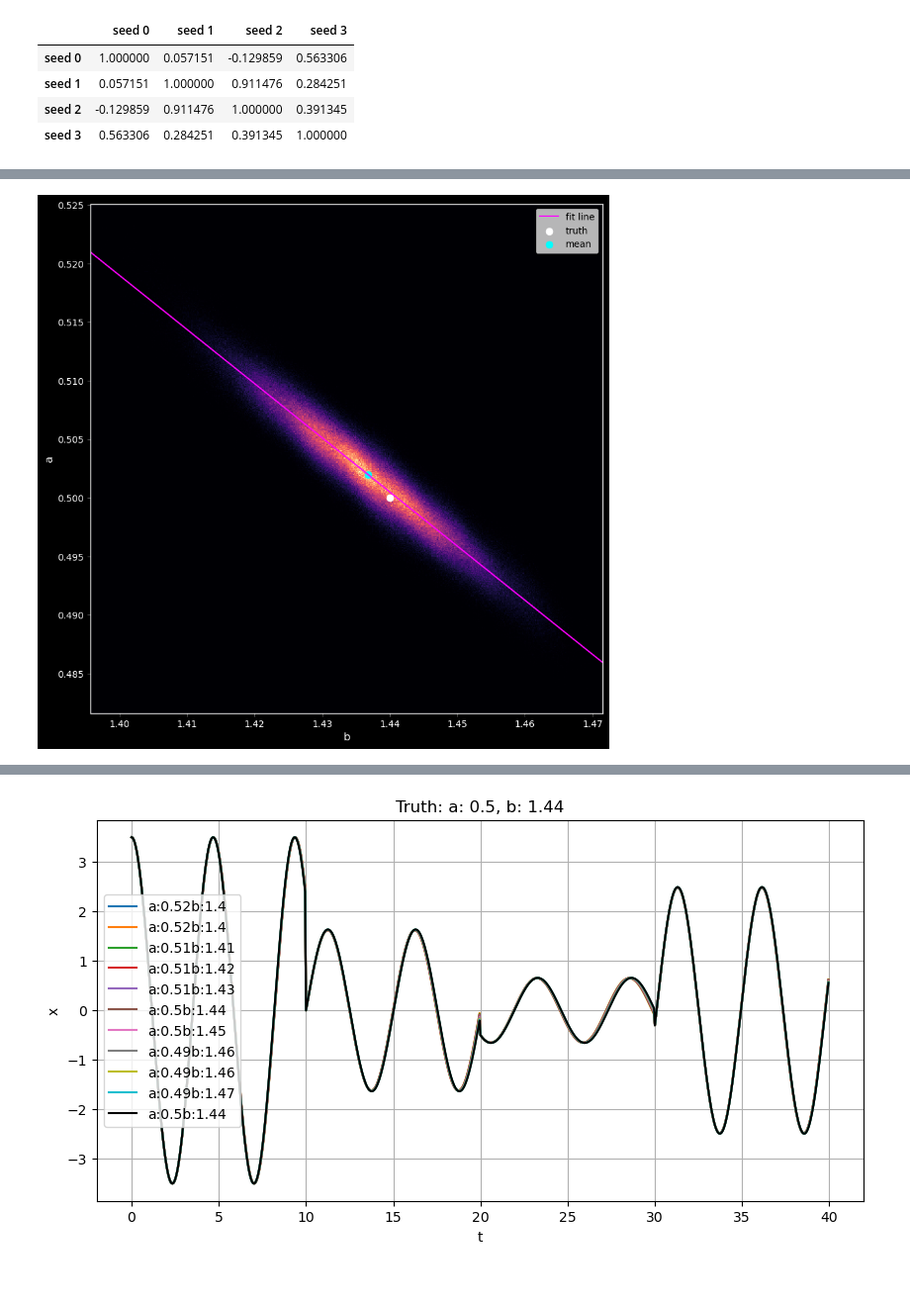
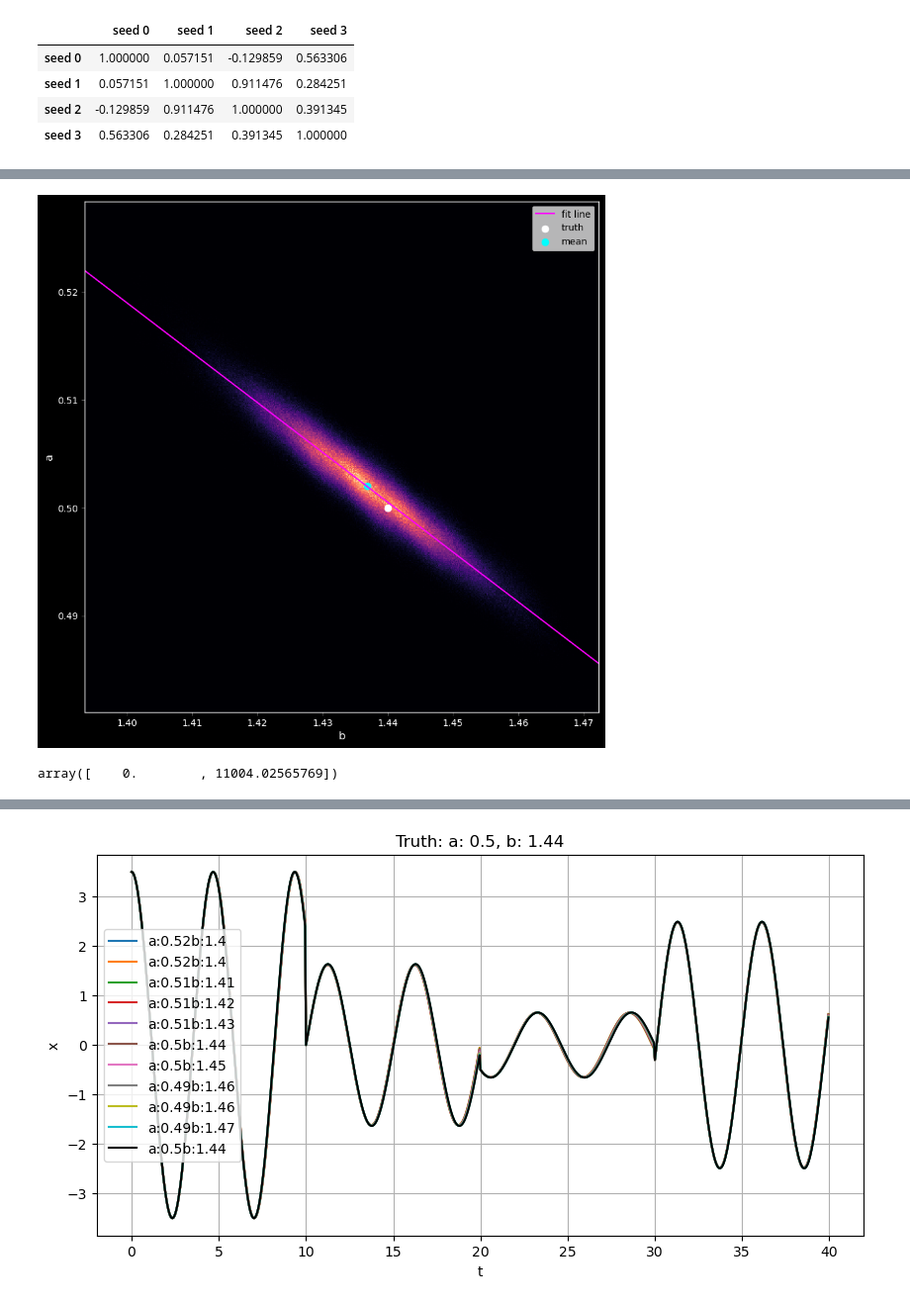
Before and after one commit to valentine-alia/BPE, a Jupyter notebook: concatenating_experiment/concatenating_stuff.ipynb, the cells around one changed output, grey strips where cells are left out. Shown at 99% size. Cells and saved outputs as stored; diff of their text form; code cells hidden in the pictures.

```diff
--- a/concatenating_experiment/concatenating_stuff.ipynb
+++ b/concatenating_experiment/concatenating_stuff.ipynb
@@ -396,18 +396,27 @@ r2:  0.914
 # %%
 fig = plt.figure(figsize=(10,10))
 fig.patch.set_facecolor('black')
+
+plt.style.use("ggplot")
+# use red first, then blue then green for single plots
+red = "#C41230"
+blue  = "#007BC0"
+green = "#009647"
+gold = "#FDB515"
+gray = "#6D6E71"
+teal = "#008F91"
 
 plt.hist2d(Xs[:,1],Xs[:,0],bins = 500,cmap = "magma")
 plt.plot(some_bs,some_as, c = "magenta", label = "fit line")
 plt.scatter(truth[1], truth[0],s = 60, c = "w", label = "truth")
 plt.scatter(Xs[:,1].mean(), Xs[:,0].mean(),s = 60, c = "cyan", label = "mean")
 plt.xlabel("b", c = "w")
 plt.xticks(c = "w")
 plt.yticks(c = "w")
 plt.ylabel('a', c = "w")
 plt.legend()
 #plt.axis('equal')
 plt.show()
 # %% [output]
-[figure, old version]
+[figure, new version]
 # %%
@@ -422 +443,5 @@ for i in range(X.shape[0]):
+# %%
+z1
+# %% [output]
+array([    0.        , 11004.02565769])
 # %%
```
Also changed, not shown: parts of 6 cells of this notebook, 3 other files.
